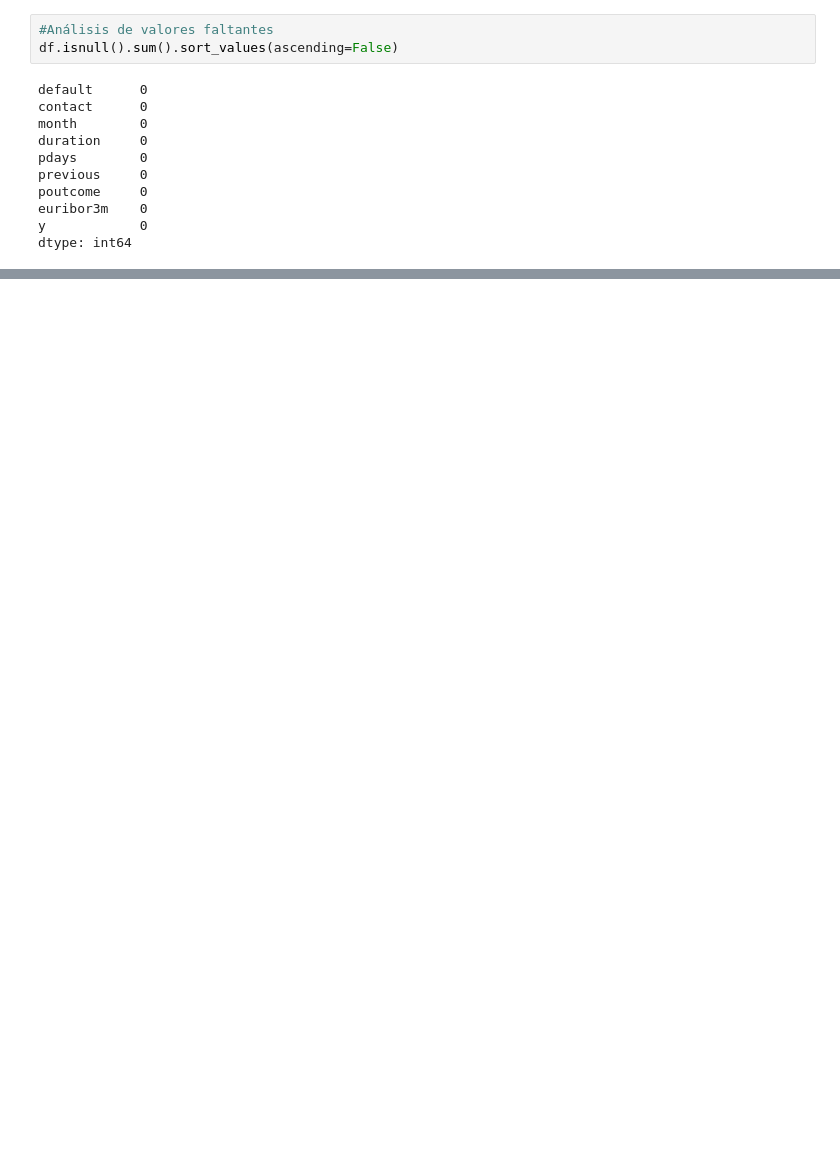
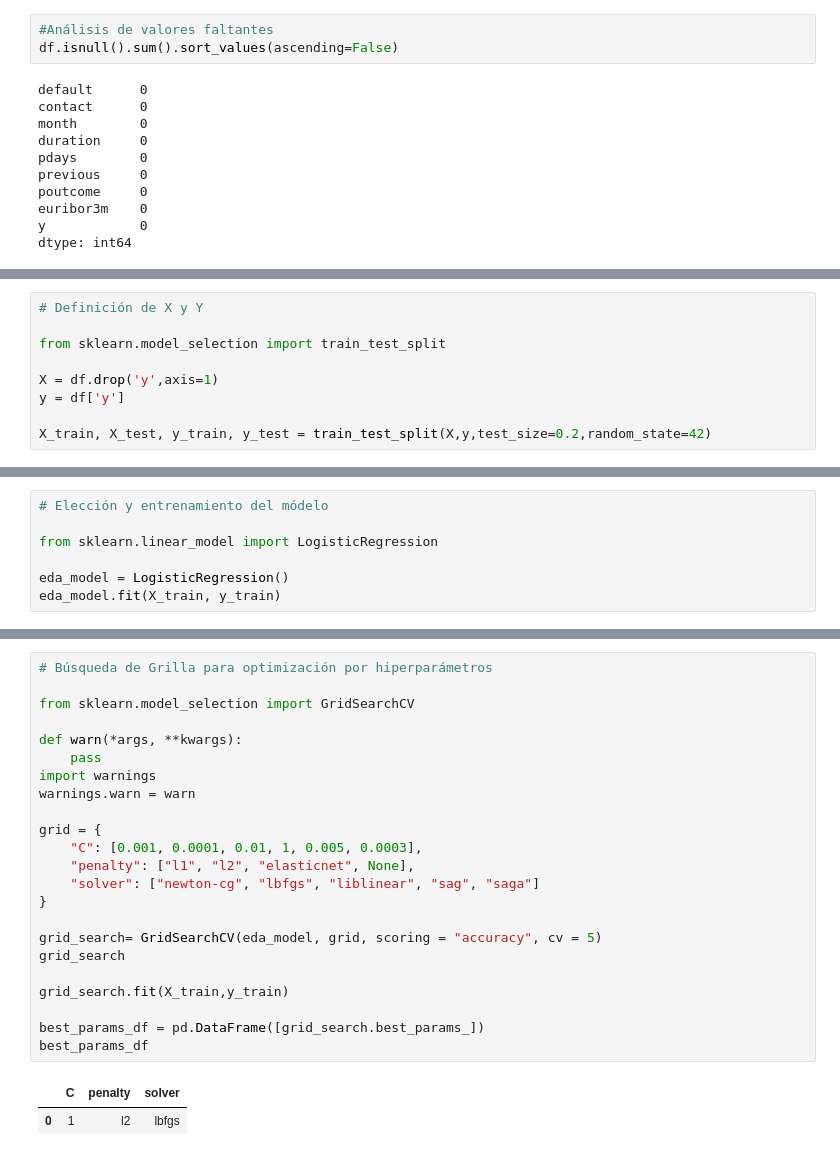
Before and after one commit to diegomacaya/regresion_logistica, a Jupyter notebook: src/explore.ipynb, the cells around one changed output, grey strips where cells are left out. Saved outputs shown, nothing was run; the diff lists cells and outputs as text; blank space fills up the shorter version.

```diff
--- a/src/explore.ipynb
+++ b/src/explore.ipynb
@@ -266,0 +264,9 @@ dtype: int64
+# %%
+# Definición de X y Y
+
+from sklearn.model_selection import train_test_split
+
+X = df.drop('y',axis=1)
+y = df['y']
+
+X_train, X_test, y_train, y_test = train_test_split(X,y,test_size=0.2,random_state=42)
@@ -266,0 +281,7 @@ dtype: int64
+# %%
+# Elección y entrenamiento del módelo
+
+from sklearn.linear_model import LogisticRegression
+
+eda_model = LogisticRegression()
+eda_model.fit(X_train, y_train)
@@ -266,0 +308,26 @@ dtype: int64
+# %%
+# Búsqueda de Grilla para optimización por hiperparámetros
+
+from sklearn.model_selection import GridSearchCV
+
+def warn(*args, **kwargs):
+    pass
+import warnings
+warnings.warn = warn
+
+grid = {
+    "C": [0.001, 0.0001, 0.01, 1, 0.005, 0.0003],
+    "penalty": ["l1", "l2", "elasticnet", None],
+    "solver": ["newton-cg", "lbfgs", "liblinear", "sag", "saga"]
+}
+
+grid_search= GridSearchCV(eda_model, grid, scoring = "accuracy", cv = 5)
+grid_search
+
+grid_search.fit(X_train,y_train)
+
+best_params_df = pd.DataFrame([grid_search.best_params_])
+best_params_df
+# %% [output]
+|  | C | penalty | solver |
+| 0 | 1 | l2 | lbfgs |
```
Also changed, not shown: parts of 15 cells of this notebook.
